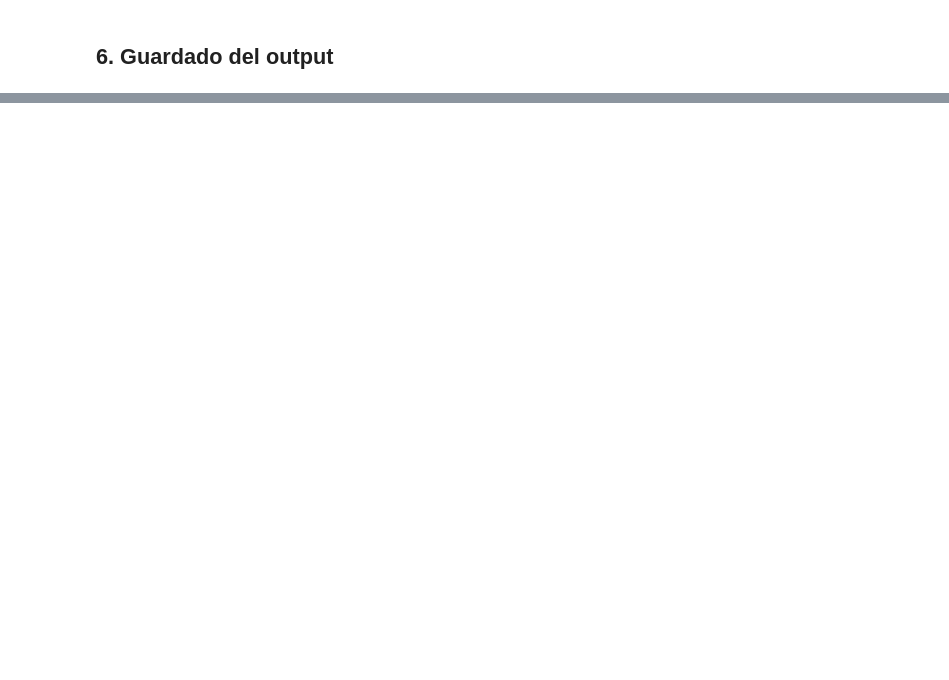
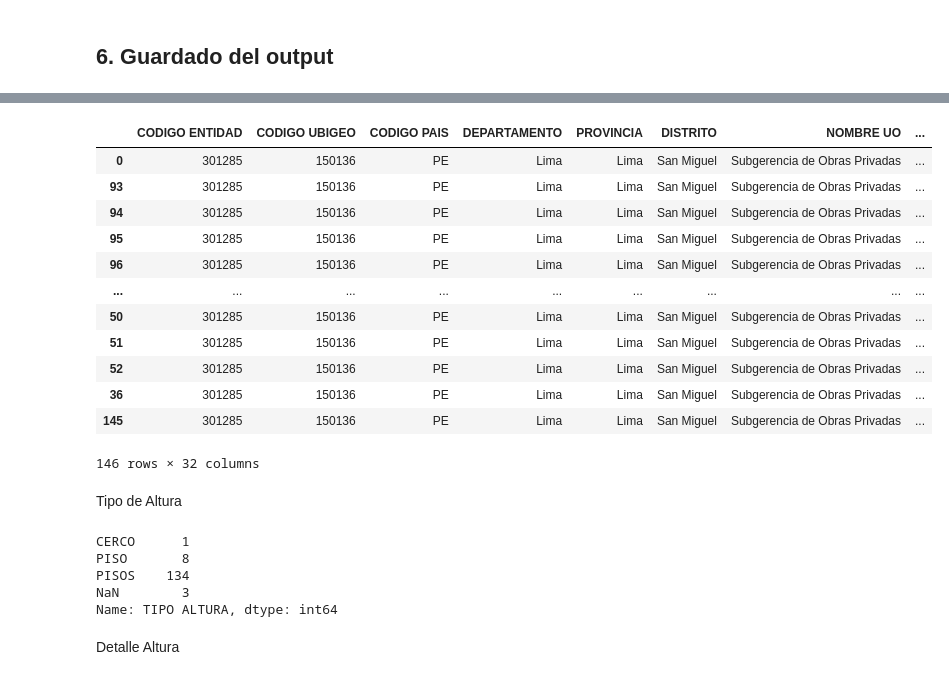
Before and after one commit to LuisPalominoR/Entregable-2, a Jupyter notebook: Entregable_2.ipynb, the cells around one changed output, grey strips where cells are left out. Drawn from its saved outputs; the diff is of its cells as text; code cells hidden in the pictures; blank space fills up the shorter version.

```diff
--- a/Entregable_2.ipynb
+++ b/Entregable_2.ipynb
@@ -1818,0 +2406,2 @@ memory usage: 30.3+ KB
+# %%
+df_ordenado2['UBICACION PREDIO'] = df_ordenado2['UBICACION PREDIO'].str.strip()
@@ -1818,0 +2444,2 @@ memory usage: 30.3+ KB
+# %%
+df_ordenado2['ZONIFICACION PREDIO'] = df_ordenado2['ZONIFICACION PREDIO'].str.strip()
@@ -1818,0 +2466,2 @@ memory usage: 30.3+ KB
+# %%
+df_ordenado2['TIPO DE USO'] = df_ordenado2['TIPO DE USO'].str.strip()
@@ -1818,0 +2486,18 @@ memory usage: 30.3+ KB
+# %%
+def UNIFORMIDAD2(FAMILIA2):
+    if pd.isnull(FAMILIA2):
+        return FAMILIA2
+    FAMILIA2 = FAMILIA2.upper()
+    if 'UNIFAMILIAR' in FAMILIA2:
+        return 'UNIFAMILIAR'
+    elif 'MULTIFAMILIAR' in FAMILIA2:
+        return 'MULTIFAMILIAR'
+    elif "COMERCIO" in FAMILIA2:
+        return "COMERCIO"
+    else:
+        return FAMILIA2
+
+df_ordenado2['TIPO DE USO NORMALIZADO'] = df_ordenado2['TIPO DE USO'].apply(UNIFORMIDAD2)
+
+USO1b= df_ordenado2['TIPO DE USO NORMALIZADO'].value_counts(dropna=False).sort_index()
+USO1b
@@ -1818,0 +2531,17 @@ memory usage: 30.3+ KB
+# %%
+df_ordenado2['TIPO DE USO'] = df_ordenado2['TIPO DE USO NORMALIZADO']
+df_ordenado2
+# %% [output]
+|  | CODIGO ENTIDAD | CODIGO UBIGEO | CODIGO PAIS | DEPARTAMENTO | PROVINCIA | DISTRITO | NOMBRE UO | ... |
+| 0 | 301285 | 150136 | PE | Lima | Lima | San Miguel | Subgerencia de Obras Privadas | ... |
+| 93 | 301285 | 150136 | PE | Lima | Lima | San Miguel | Subgerencia de Obras Privadas | ... |
+| 94 | 301285 | 150136 | PE | Lima | Lima | San Miguel | Subgerencia de Obras Privadas | ... |
+| 95 | 301285 | 150136 | PE | Lima | Lima | San Miguel | Subgerencia de Obras Privadas | ... |
+| 96 | 301285 | 150136 | PE | Lima | Lima | San Miguel | Subgerencia de Obras Privadas | ... |
+| ... | ... | ... | ... | ... | ... | ... | ... | ... |
+| 50 | 301285 | 150136 | PE | Lima | Lima | San Miguel | Subgerencia de Obras Privadas | ... |
+| 51 | 301285 | 150136 | PE | Lima | Lima | San Miguel | Subgerencia de Obras Privadas | ... |
+| 52 | 301285 | 150136 | PE | Lima | Lima | San Miguel | Subgerencia de Obras Privadas | ... |
+| 36 | 301285 | 150136 | PE | Lima | Lima | San Miguel | Subgerencia de Obras Privadas | ... |
+| 145 | 301285 | 150136 | PE | Lima | Lima | San Miguel | Subgerencia de Obras Privadas | ... |
+146 rows × 32 columns
@@ -1818,0 +2550,2 @@ memory usage: 30.3+ KB
+# %% [markdown]
+Tipo de Altura
@@ -1818,0 +2554,10 @@ memory usage: 30.3+ KB
+# %%
+df_ordenado2['TIPO ALTURA'].value_counts(dropna=False).sort_index()
+# %% [output]
+CERCO      1
+PISO       8
+PISOS    134
+NaN        3
+Name: TIPO ALTURA, dtype: int64
+# %% [markdown]
+Detalle Altura
```
Also changed, not shown: parts of 164 cells of this notebook.
